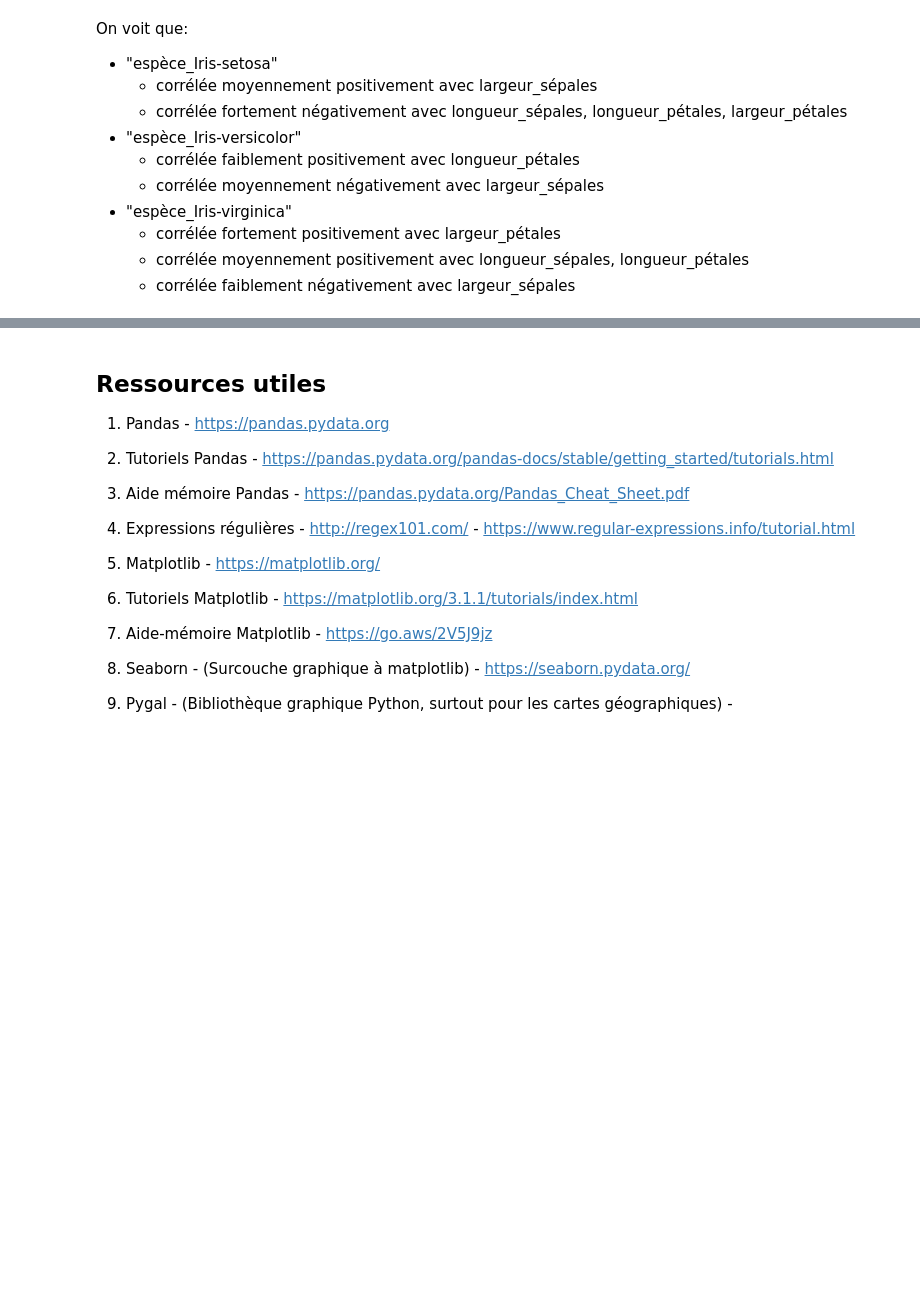
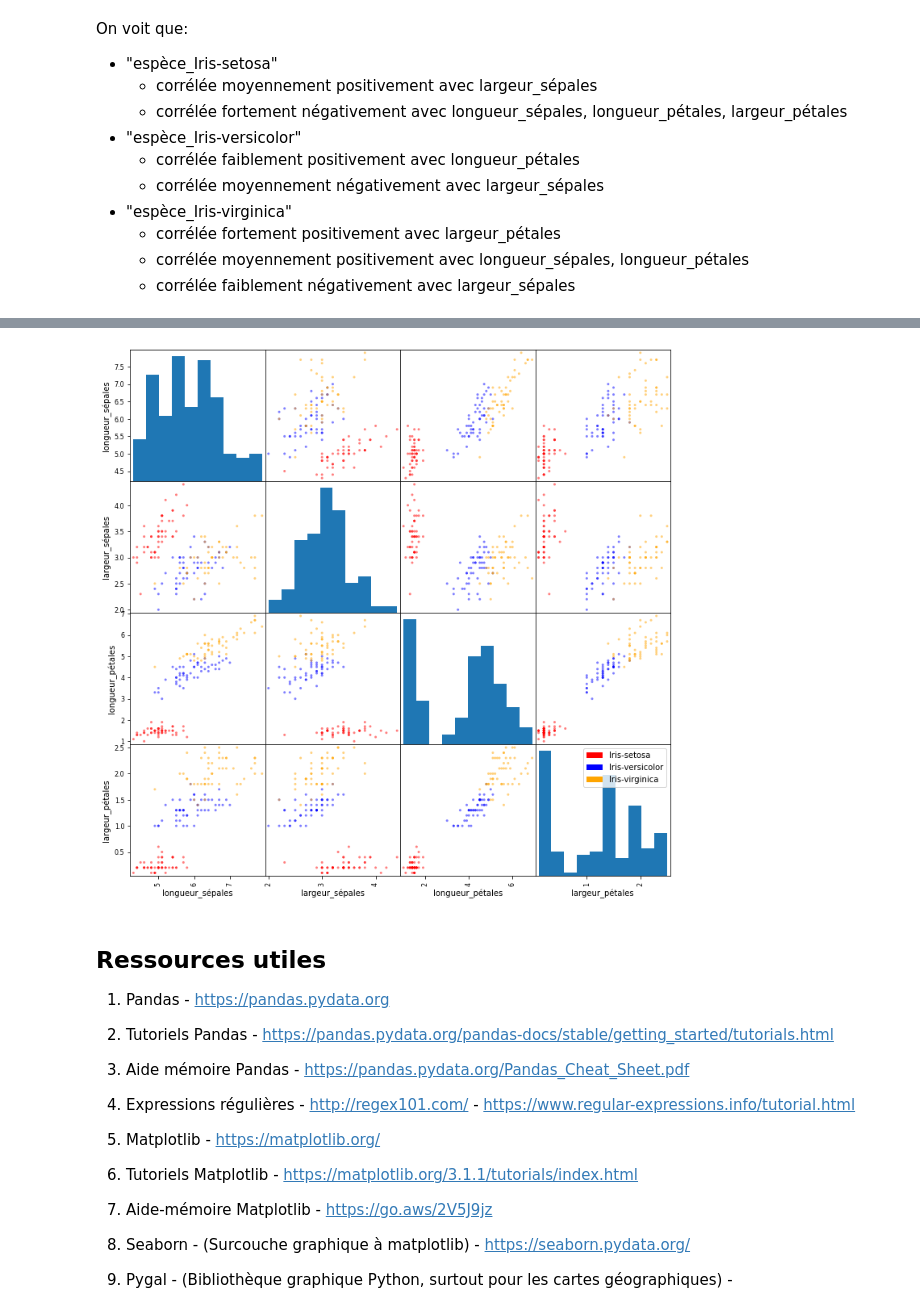
Before and after one commit to ClaudeCoulombe/VIARENA, a Jupyter notebook: Labos/Lab-Iris/Survol-Science_Des_Donnees-Iris.ipynb, the cells around one changed output, grey strips where cells are left out. Cells and saved outputs as stored; diff of their text form; code cells hidden in the pictures; blank space fills up the shorter version.

Commit message:
Ajout d'une matrice de nuages de points.

```diff
--- a/Labos/Lab-Iris/Survol-Science_Des_Donnees-Iris.ipynb
+++ b/Labos/Lab-Iris/Survol-Science_Des_Donnees-Iris.ipynb
@@ -723,3 +742,22 @@ MI_df
+# %%
+import matplotlib.patches as mpatches
+
+carte_couleurs = {"Iris-setosa":"red","Iris-versicolor":"blue","Iris-virginica":"orange"}
+liste_couleurs = list(map(lambda x:carte_couleurs.get(x),donnees_iris_df["espèce"]))
+# diagonal peut être hist (histogramme) ou kde (Kernel Density Estimation)
+matrice_dispersion = pd.plotting.scatter_matrix(donnees_iris_df, diagonal="hist", c=liste_couleurs, figsize=(12,12))
+# https://stackoverflow.com/questions/43217174/how-can-the-sizes-and-rotations-of-text-of-a-pandas-scatter-matrix-be-set
+for ax in matrice_dispersion.ravel():
+    ax.set_xlabel(ax.get_xlabel(), fontsize = 10, rotation = 0)
+    ax.set_ylabel(ax.get_ylabel(), fontsize = 10, rotation = 90)
+# https://stackoverflow.com/questions/26558816/matplotlib-scatter-plot-with-legend
+legende = []
+for c in range(0,len(set(liste_couleurs))):
+    legende.append(mpatches.Rectangle((0,0),1,1,fc=(list(carte_couleurs.values()))[c]))
+plt.legend(legende,tuple(carte_couleurs.keys()),loc='best')
+plt.show()
+# %% [output]
+[figure, added]
 # %% [markdown]
 ## Ressources utiles
 
```
Also changed, not shown: parts of 14 cells of this notebook.
